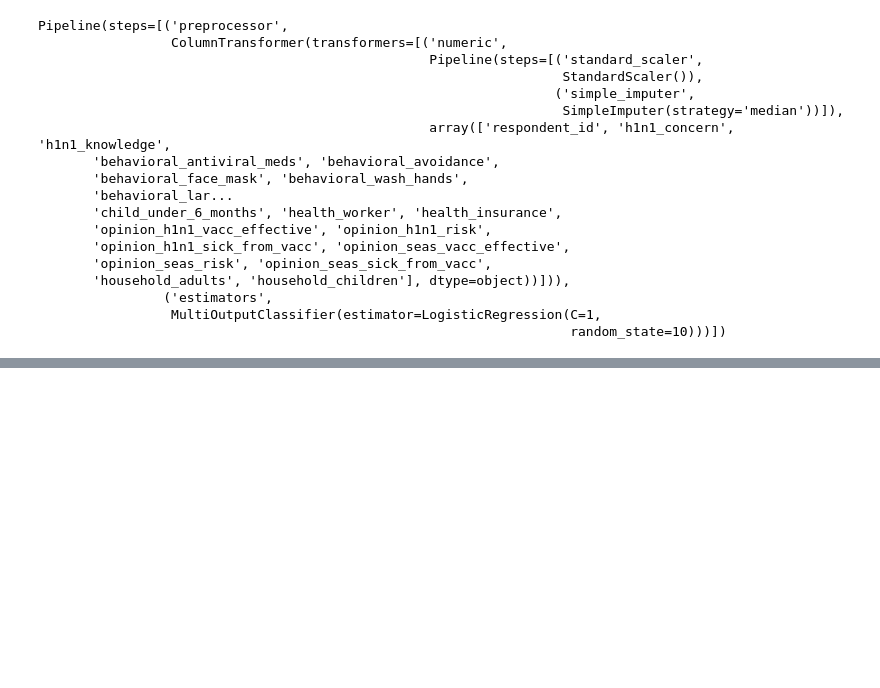
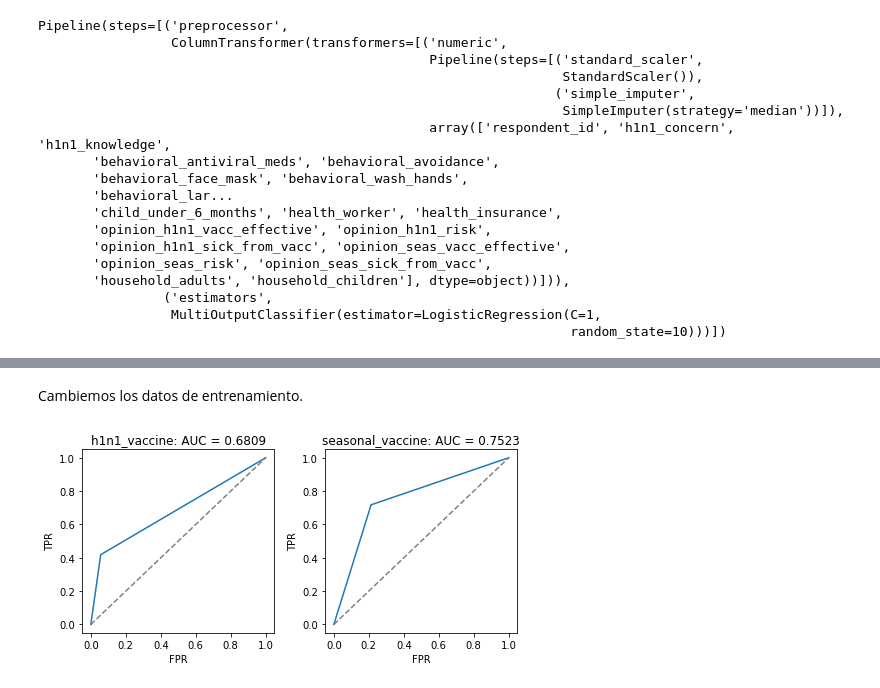
Before and after one commit to macapagithub/vaccines-h1n1, a Jupyter notebook: prepocessing.ipynb, the cells around one changed output, grey strips where cells are left out. Cells and saved outputs as stored; diff of their text form; code cells hidden in the pictures; blank space fills up the shorter version.

```diff
--- a/prepocessing.ipynb
+++ b/prepocessing.ipynb
@@ -373,6 +395,6 @@ Pipeline(steps=[('preprocessor',
 # %%
 X_train, X_eval, y_train, y_eval = train_test_split(
-    train_features_df,
+    numeric_cols_df,
     train_labels_df,
     test_size=0.25,
     shuffle=True,
@@ -382,2 +418,2 @@ X_train, X_eval, y_train, y_eval = train_test_split(
 # %%
-full_pipeline.fit(X_train, y_train)
+full_pipeline.fit(X_train[:10000], y_train[:10000])
@@ -428,0 +498,41 @@ test_probas
+# %% [markdown]
+Cambiemos los datos de entrenamiento.
+# %%
+# X_train, X_eval, y_train, y_eval = train_test_split(
+#     numeric_cols_df,
+#     train_labels_df,
+#     test_size=0.25,
+#     shuffle=True,
+#     # stratify=labels_df,
+#     random_state=10
+# )
+
+full_pipeline.fit(X_train[10000:], y_train[10000:])
+# %%
+preds2 = full_pipeline.predict(X_eval)
+
+y_preds2 = pd.DataFrame(
+    {
+        "h1n1_vaccine": preds2[:, 1],
+        "seasonal_vaccine": preds2[:, 2],
+    },
+    index = y_eval.index
+)
+# %%
+fig, ax = plt.subplots(1, 2, figsize=(7, 3.5))
+
+plot_roc(
+    y_eval['h1n1_vaccine'],
+    y_preds2['h1n1_vaccine'],
+    'h1n1_vaccine',
+    ax=ax[0]
+)
+plot_roc(
+    y_eval['seasonal_vaccine'],
+    y_preds2['seasonal_vaccine'],
+    'seasonal_vaccine',
+    ax=ax[1]
+)
+fig.tight_layout()
+# %% [output]
+[figure, added]
```
Also changed, not shown: parts of 16 cells of this notebook.
